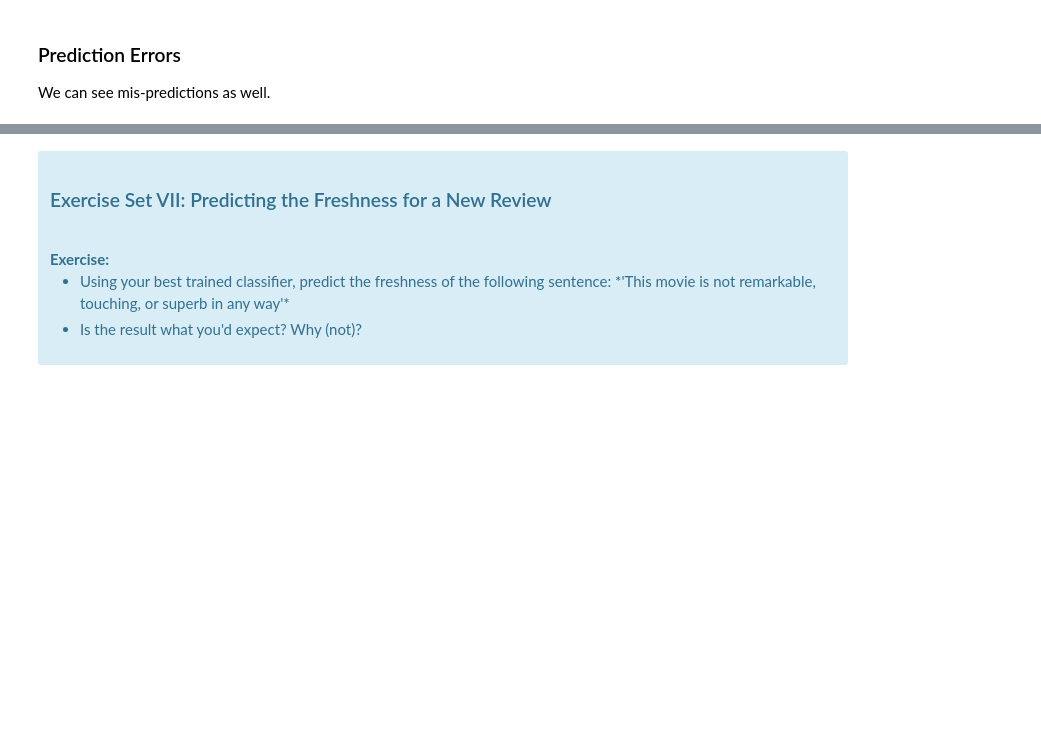
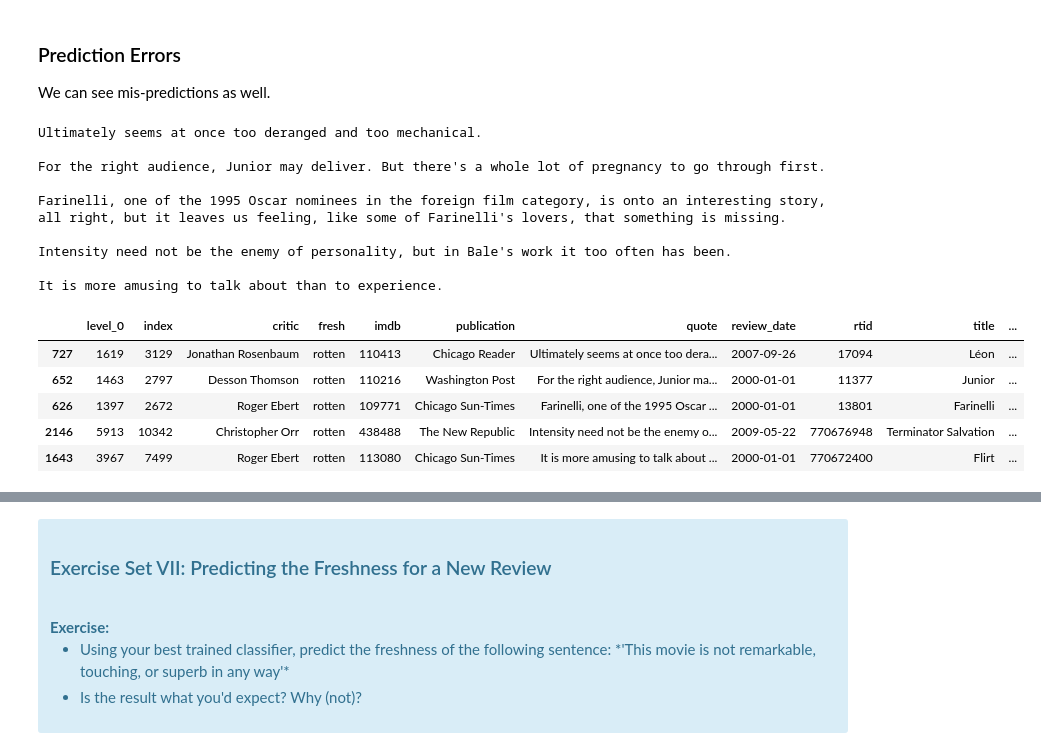
Before and after one commit to saminfeld/Springboard, a Jupyter notebook: Exercises/Machine Learning/Predicting Movie Ratings/naive_bayes/Mini_Project_Naive_Bayes.ipynb, the cells around one changed output, grey strips where cells are left out. Saved outputs shown, nothing was run; the diff lists cells and outputs as text; code cells hidden in the pictures; blank space fills up the shorter version.

```diff
--- a/Exercises/Machine Learning/Predicting Movie Ratings/naive_bayes/Mini_Project_Naive_Bayes.ipynb
+++ b/Exercises/Machine Learning/Predicting Movie Ratings/naive_bayes/Mini_Project_Naive_Bayes.ipynb
@@ -483,4 +551,34 @@ The above exercise is an example of *feature selection*. There are many other fe
 ### Prediction Errors
 
 We can see mis-predictions as well.
+# %%
+prob = pd.DataFrame(clf.predict_proba(x)[:, 0])
+criticss = critics.copy()
+criticss= criticss.reset_index()
+criticss['prob_rotten']=prob
+crit_rot= criticss[criticss['fresh']=='rotten']
+crit_rot= crit_rot.reset_index()
+crit_rot['argsort']= np.argsort(crit_rot['prob_rotten'])
+array = crit_rot['argsort'][:5].values
+array
+for a in array:
+    print(crit_rot.loc[a,'quote'])
+    print('')
+crit_rot.sort_values('prob_rotten').head()
+# %% [output]
+Ultimately seems at once too deranged and too mechanical.
+
+For the right audience, Junior may deliver. But there's a whole lot of pregnancy to go through first.
+
+Farinelli, one of the 1995 Oscar nominees in the foreign film category, is onto an interesting story, all right, but it leaves us feeling, like some of Farinelli's lovers, that something is missing.
+
+Intensity need not be the enemy of personality, but in Bale's work it too often has been.
+
+It is more amusing to talk about than to experience.
+|  | level_0 | index | critic | fresh | imdb | publication | quote | review_date | rtid | title | ... |
+| 727 | 1619 | 3129 | Jonathan Rosenbaum | rotten | 110413 | Chicago Reader | Ultimately seems at once too dera... | 2007-09-26 | 17094 | Léon | ... |
+| 652 | 1463 | 2797 | Desson Thomson | rotten | 110216 | Washington Post | For the right audience, Junior ma... | 2000-01-01 | 11377 | Junior | ... |
+| 626 | 1397 | 2672 | Roger Ebert | rotten | 109771 | Chicago Sun-Times | Farinelli, one of the 1995 Oscar ... | 2000-01-01 | 13801 | Farinelli | ... |
+| 2146 | 5913 | 10342 | Christopher Orr | rotten | 438488 | The New Republic | Intensity need not be the enemy o... | 2009-05-22 | 770676948 | Terminator Salvation | ... |
+| 1643 | 3967 | 7499 | Roger Ebert | rotten | 113080 | Chicago Sun-Times | It is more amusing to talk about ... | 2000-01-01 | 770672400 | Flirt | ... |
 # %%
```
Also changed, not shown: parts of 25 cells of this notebook, 15 other files.
